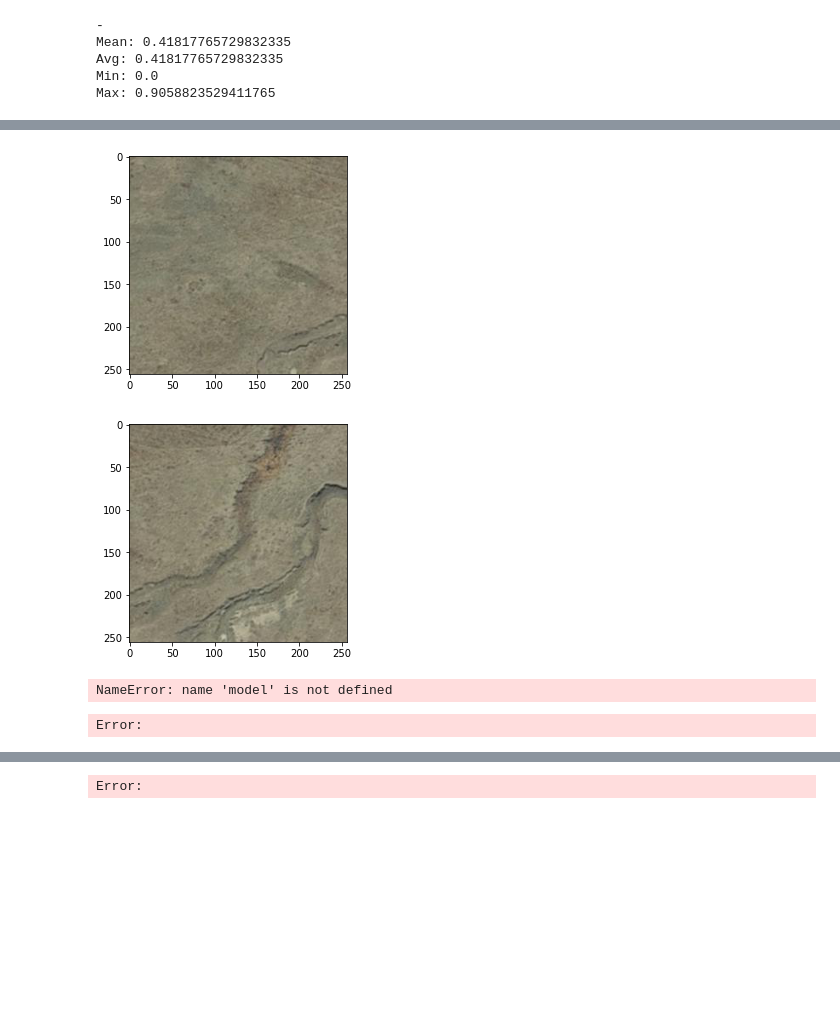
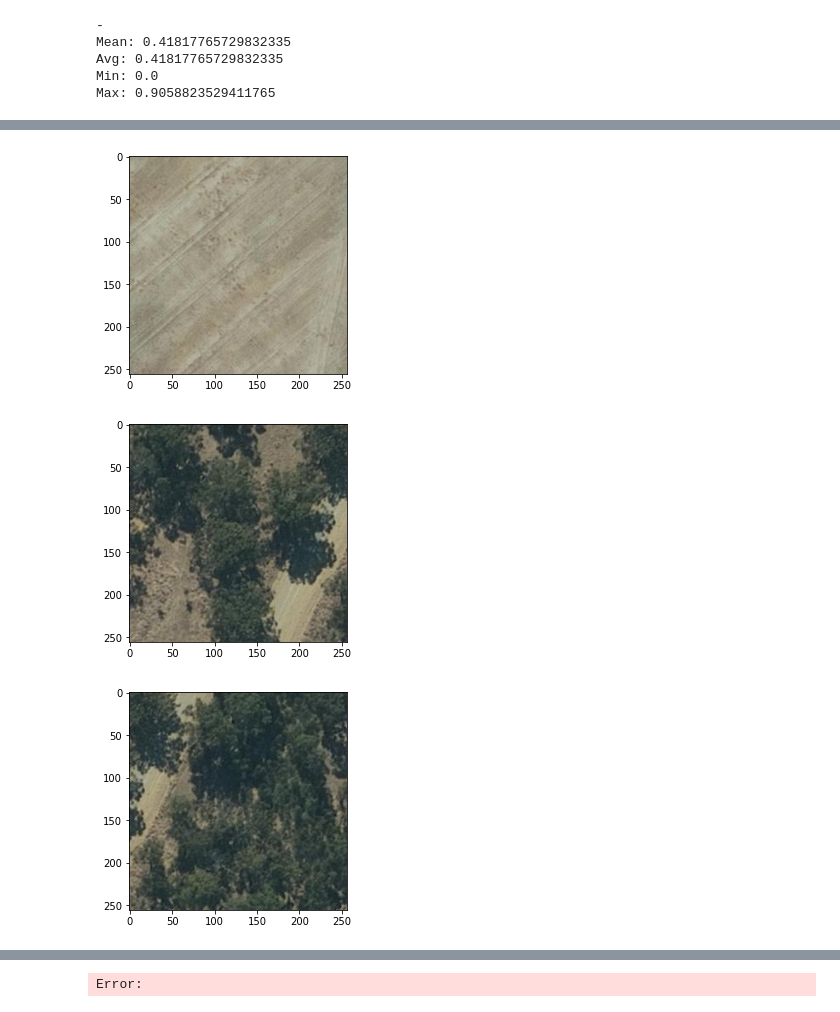
Before and after one commit to lgiesen/DL-Semantic-Segmentation-of-Tree-Stock-in-South-Africa-Using-Satellite-Images, a Jupyter notebook: 5_prediction.ipynb, the cells around one changed output, grey strips where cells are left out. Saved outputs shown, nothing was run; the diff lists cells and outputs as text; code cells hidden in the pictures; blank space fills up the shorter version.

```diff
--- a/5_prediction.ipynb
+++ b/5_prediction.ipynb
@@ -155,16 +149,10 @@ Wall time: 255 µs
 # %%
-for x in [620, 621]:
+pred_patches_idx = [469, 919, 920]
+for x in pred_patches_idx:
     plt.imshow(X_pred[x])
     plt.show()
 # %% [output]
-[figure, old version]
+[figure, new version]
-[figure, old version]
+[figure, new version]
+[figure, added]
-# %%
-pred_sat = model.predict(X_pred[550])
-# %% [output]
-NameError: name 'model' is not defined
-# %%
-inspect_arr(pred_sat)
-# %% [output]
-Error:
 # %%
```
Also changed, not shown: parts of 28 cells of this notebook, 2 other files.
